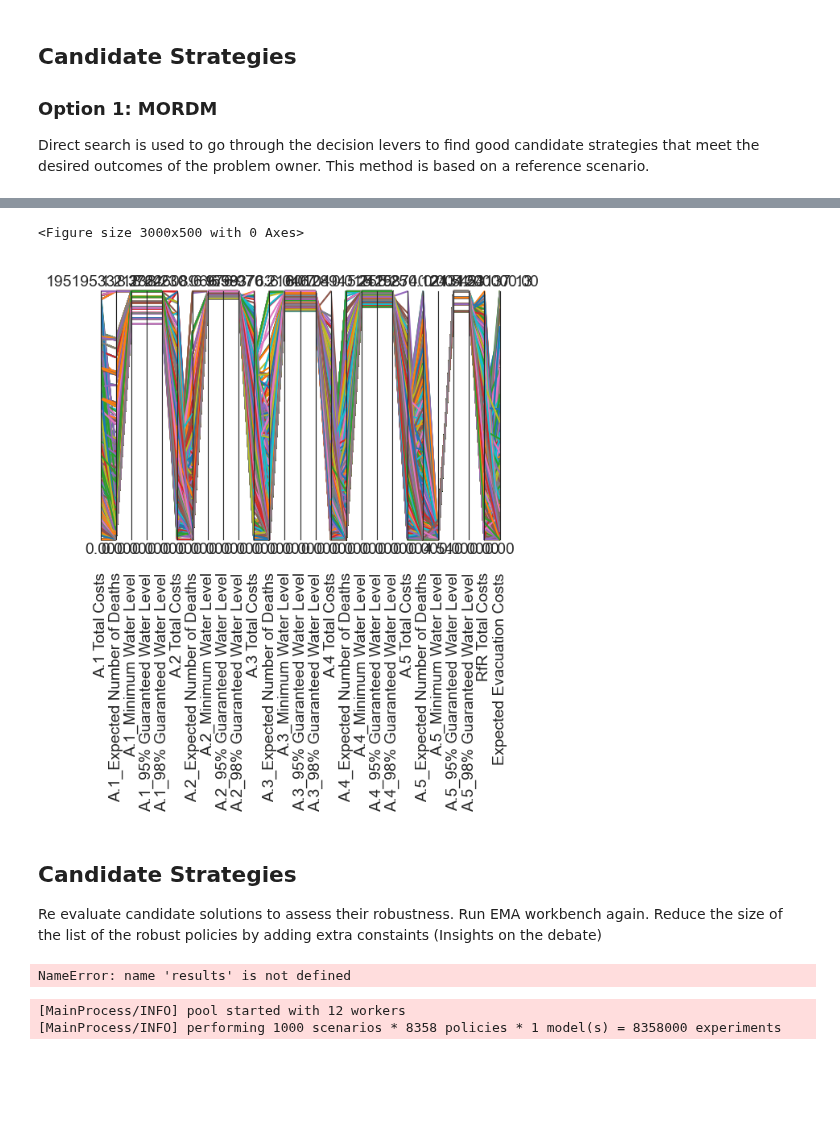
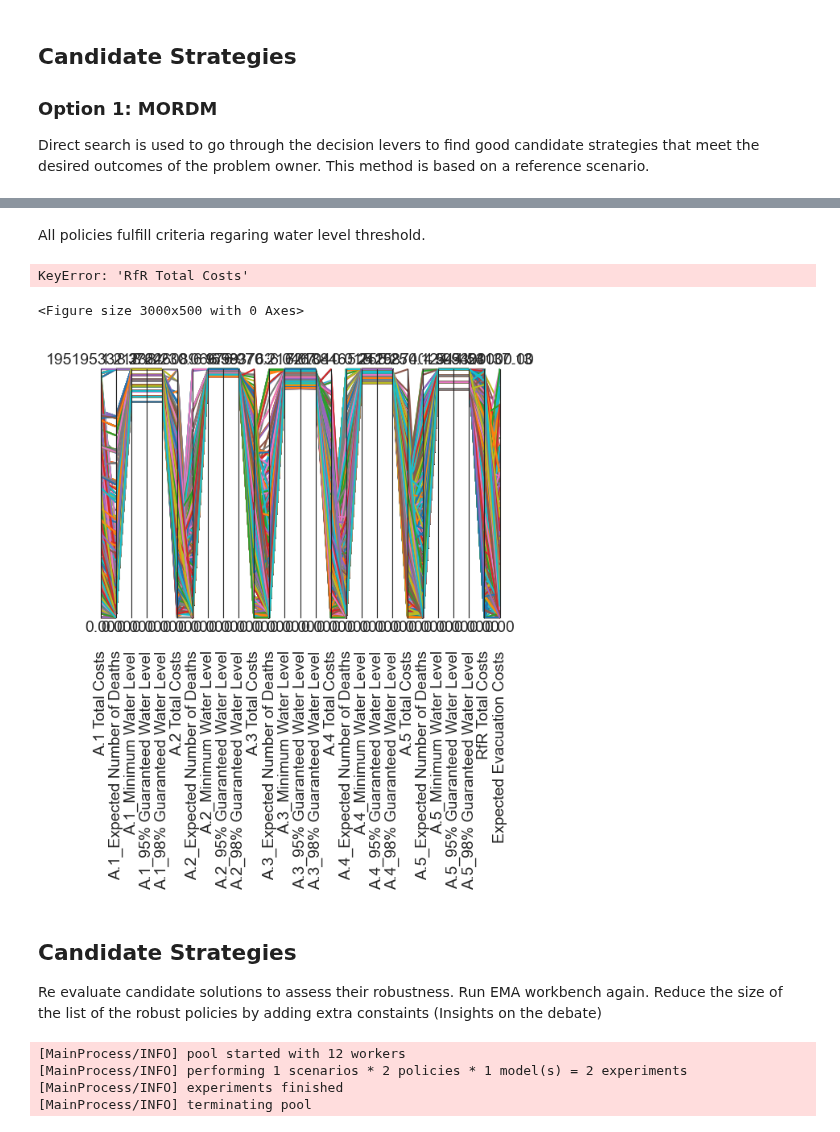
Before and after one commit to daniela1998/MBDM-Group-1, a Jupyter notebook: MORDM.ipynb, the cells around one changed output, grey strips where cells are left out. Drawn from its saved outputs; the diff is of its cells as text; code cells hidden in the pictures; blank space fills up the shorter version.

```diff
--- a/MORDM.ipynb
+++ b/MORDM.ipynb
@@ -36,7 +36,7 @@ import matplotlib.pyplot as plt
 # %%
 # Select problem formulation 3 - Water Levels
 ema_logging.log_to_stderr(ema_logging.INFO)
-dike_model, planning_steps = get_model_for_problem_formulation(3)
+dike_model, planning_steps = get_model_for_problem_formulation(2)
 # %% [markdown]
 ## Problem Formulation
 
@@ -160,18 +178,12 @@ with MultiprocessingEvaluator(dike_model) as evaluator:
 # %%
-results
-results.to_excel('MORDM.xlsx')
-convergence.to_excel('Convergence.xlsx')
+# Store results from xlsx to dataframe to not run workbench again -  Too much computational power
+results_ = pd.read_excel('MORDM.xlsx')
 
-#Build the list of column names dynamically
-water_level_columns = [
-    'A.1_Minimum Water Level',
-    'A.2_Minimum Water Level',
-    'A.3_Minimum Water Level',
-    'A.4_Minimum Water Level',
-    'A.5_Minimum Water Level'
-]
 # Pareto policies that fulfill defined criteria- Water level above 4
-policies = results[(results[water_level_columns] > 4).all(axis=1)]
+policies = results_[(results_['Minimum Water Level'] > 4.5)]
 
 policies.to_excel('Policies.xlsx')
+
+policies_ = pd.read_excel('Policies.xlsx')
+policies_
 # %% [output]
@@ -232,27 +198,28 @@ for i, policy in policies.iterrows():
+# %% [markdown]
+All policies fulfill criteria regaring water level threshold.
+# %%
+# Further filter results based on a threshold for total costs
+results_filter = results_[results_['RfR Total Costs']< 1000000000]
+results_filter.to_excel('Results Filter.xlsx')
+policies_ = results_filter
+len(policies_)
+# %% [output]
+KeyError: 'RfR Total Costs'
 # %%
 from ema_workbench.analysis import parcoords
 
-
-data = results.loc[:, [o.name for o in dike_model.outcomes]]
+data = policies_.loc[:, [o.name for o in dike_model.outcomes]]
 limits = parcoords.get_limits(data)
 limits.loc[0, [o.name for o in dike_model.outcomes]] = 0
 
 plt.figure(figsize=(30, 5))
 paraxes = parcoords.ParallelAxes(limits)
 paraxes.plot(data)
 #paraxes.invert_axis('A.5_Minimum Water Level')
 plt.show()
 # %% [output]
 <Figure size 3000x500 with 0 Axes>
-[figure, old version]
+[figure, new version]
 # %% [markdown]
 ## Candidate Strategies
 Re evaluate candidate solutions to assess their robustness. Run EMA workbench again. Reduce the size of the list of the robust policies by adding extra constaints (Insights on the debate)
-# %%
-# Filter results based on the total costs being below a threshold. TBC with debate insights
-
-results_filter = results[results['RfR Total Costs']< 1000000000]
-results_filter.to_excel('Results Filter.xlsx')
-len(results_filter)
-# %% [output]
-NameError: name 'results' is not defined
@@ -267,14 +240,13 @@ plt.show()
 # %%
 # Run experiments again only on selected robust policies
-n_scenarios = 1000
+n_scenarios = 1
 with MultiprocessingEvaluator(dike_model) as evaluator:
     results = evaluator.perform_experiments(n_scenarios,
                                             policies_to_analyze)
 
 experiments, outcomes = results
-
-# Plot outcomes
-sns.pairplot(pd.DataFrame(outcomes))
 # %% [output]
 [MainProcess/INFO] pool started with 12 workers
-[MainProcess/INFO] performing 1000 scenarios * 8358 policies * 1 model(s) = 8358000 experiments
+[MainProcess/INFO] performing 1 scenarios * 2 policies * 1 model(s) = 2 experiments
+[MainProcess/INFO] experiments finished
+[MainProcess/INFO] terminating pool
```
Also changed, not shown: parts of 32 cells of this notebook.
